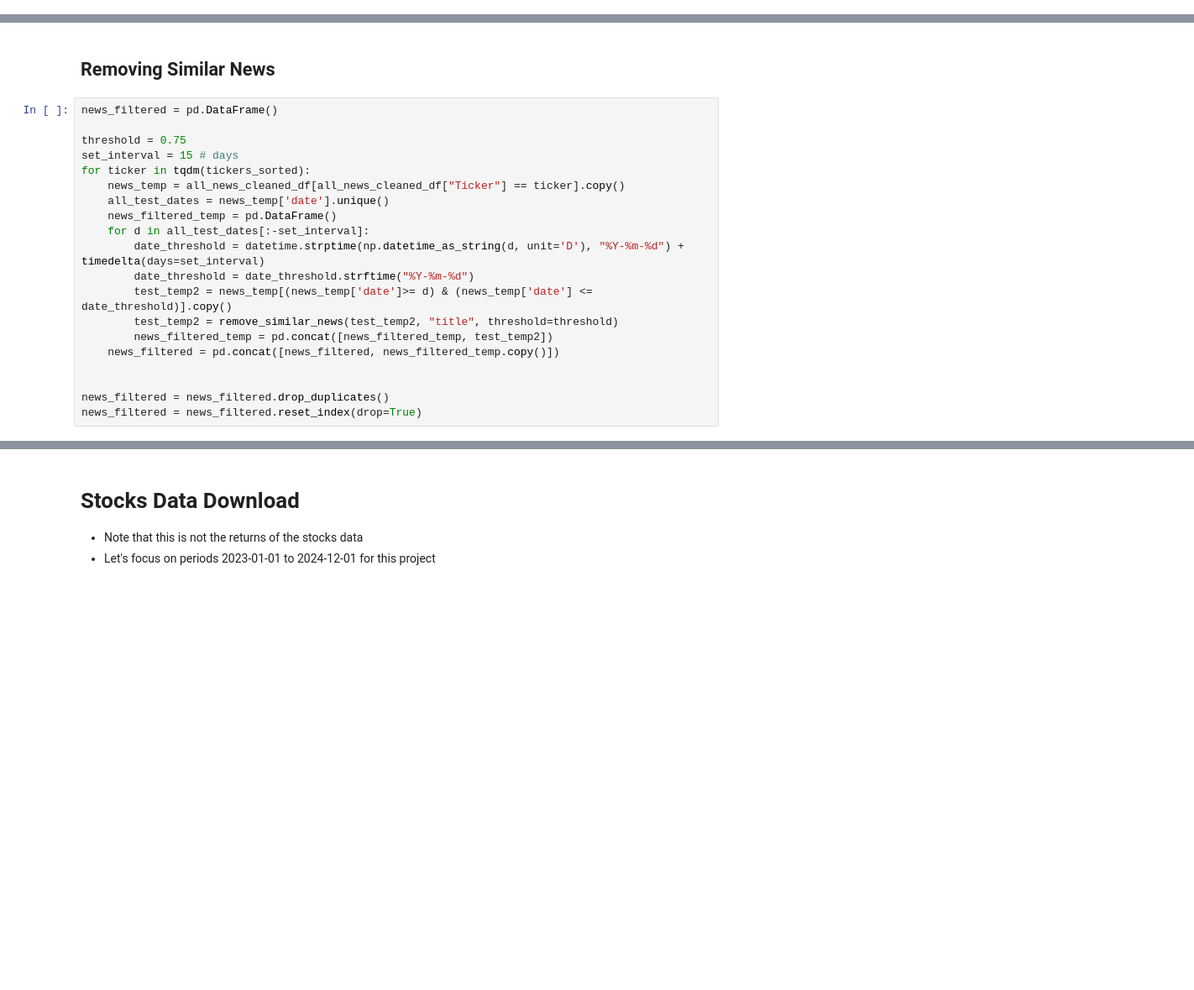
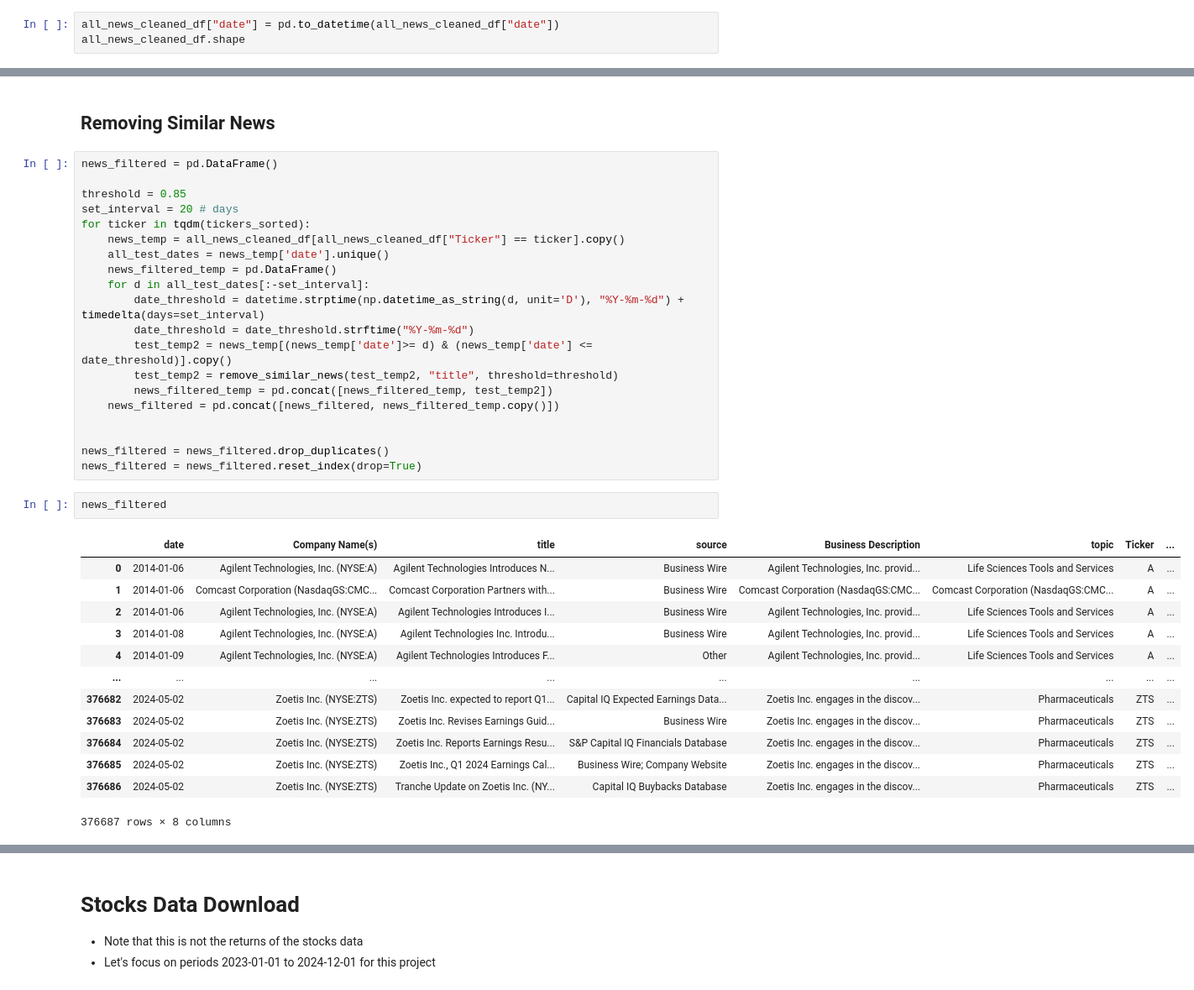
Before and after one commit to saltedpotato/QF634_Research_Methods, a Jupyter notebook: clean_data.ipynb, the cells around one changed output, grey strips where cells are left out. Shown: that part at 84% size. Saved outputs shown, nothing was run; the diff lists cells and outputs as text; blank space fills up the shorter version.

```diff
--- a/clean_data.ipynb
+++ b/clean_data.ipynb
@@ -241,0 +235,3 @@ all_news_cleaned_df.shape
+# %%
+all_news_cleaned_df["date"] = pd.to_datetime(all_news_cleaned_df["date"])
+all_news_cleaned_df.shape
@@ -246,8 +244,8 @@ all_news_cleaned_df.to_csv("Data/all_news.csv", index=False)
 # %%
 news_filtered = pd.DataFrame()
 
-threshold = 0.75
-set_interval = 15 # days
+threshold = 0.85
+set_interval = 20 # days
 for ticker in tqdm(tickers_sorted):
     news_temp = all_news_cleaned_df[all_news_cleaned_df["Ticker"] == ticker].copy()
     all_test_dates = news_temp['date'].unique()
@@ -263,5 +261,21 @@ for ticker in tqdm(tickers_sorted):
 
 news_filtered = news_filtered.drop_duplicates()
 news_filtered = news_filtered.reset_index(drop=True)
+# %%
+news_filtered
+# %% [output]
+|  | date | Company Name(s) | title | source | Business Description | topic | Ticker | ... |
+| 0 | 2014-01-06 | Agilent Technologies, Inc. (NYSE:A) | Agilent Technologies Introduces N... | Business Wire | Agilent Technologies, Inc. provid... | Life Sciences Tools and Services | A | ... |
+| 1 | 2014-01-06 | Comcast Corporation (NasdaqGS:CMC... | Comcast Corporation Partners with... | Business Wire | Comcast Corporation (NasdaqGS:CMC... | Comcast Corporation (NasdaqGS:CMC... | A | ... |
+| 2 | 2014-01-06 | Agilent Technologies, Inc. (NYSE:A) | Agilent Technologies Introduces I... | Business Wire | Agilent Technologies, Inc. provid... | Life Sciences Tools and Services | A | ... |
+| 3 | 2014-01-08 | Agilent Technologies, Inc. (NYSE:A) | Agilent Technologies Inc. Introdu... | Business Wire | Agilent Technologies, Inc. provid... | Life Sciences Tools and Services | A | ... |
+| 4 | 2014-01-09 | Agilent Technologies, Inc. (NYSE:A) | Agilent Technologies Introduces F... | Other | Agilent Technologies, Inc. provid... | Life Sciences Tools and Services | A | ... |
+| ... | ... | ... | ... | ... | ... | ... | ... | ... |
+| 376682 | 2024-05-02 | Zoetis Inc. (NYSE:ZTS) | Zoetis Inc. expected to report Q1... | Capital IQ Expected Earnings Data... | Zoetis Inc. engages in the discov... | Pharmaceuticals | ZTS | ... |
+| 376683 | 2024-05-02 | Zoetis Inc. (NYSE:ZTS) | Zoetis Inc. Revises Earnings Guid... | Business Wire | Zoetis Inc. engages in the discov... | Pharmaceuticals | ZTS | ... |
+| 376684 | 2024-05-02 | Zoetis Inc. (NYSE:ZTS) | Zoetis Inc. Reports Earnings Resu... | S&P Capital IQ Financials Database | Zoetis Inc. engages in the discov... | Pharmaceuticals | ZTS | ... |
+| 376685 | 2024-05-02 | Zoetis Inc. (NYSE:ZTS) | Zoetis Inc., Q1 2024 Earnings Cal... | Business Wire; Company Website | Zoetis Inc. engages in the discov... | Pharmaceuticals | ZTS | ... |
+| 376686 | 2024-05-02 | Zoetis Inc. (NYSE:ZTS) | Tranche Update on Zoetis Inc. (NY... | Capital IQ Buybacks Database | Zoetis Inc. engages in the discov... | Pharmaceuticals | ZTS | ... |
+376687 rows × 8 columns
 # %%
 news_filtered["date"] = pd.to_datetime(news_filtered["date"], infer_datetime_format=True)
```
Also changed, not shown: parts of 7 cells of this notebook, 3 other files.
